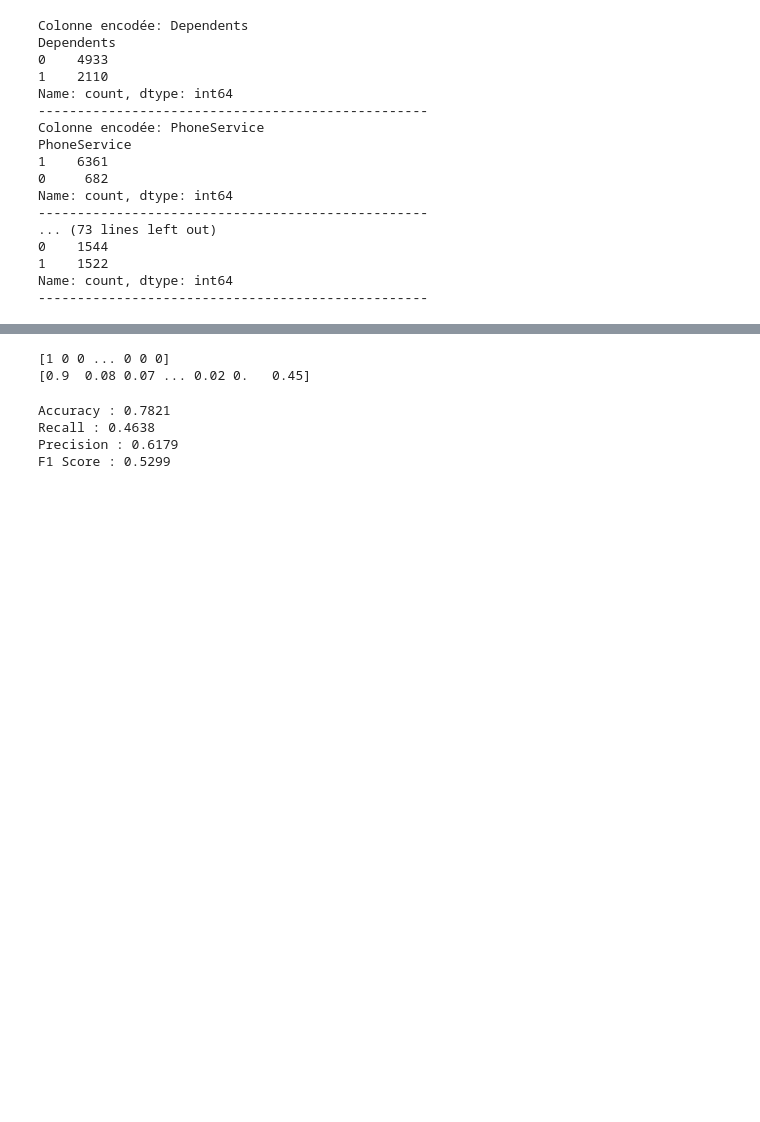
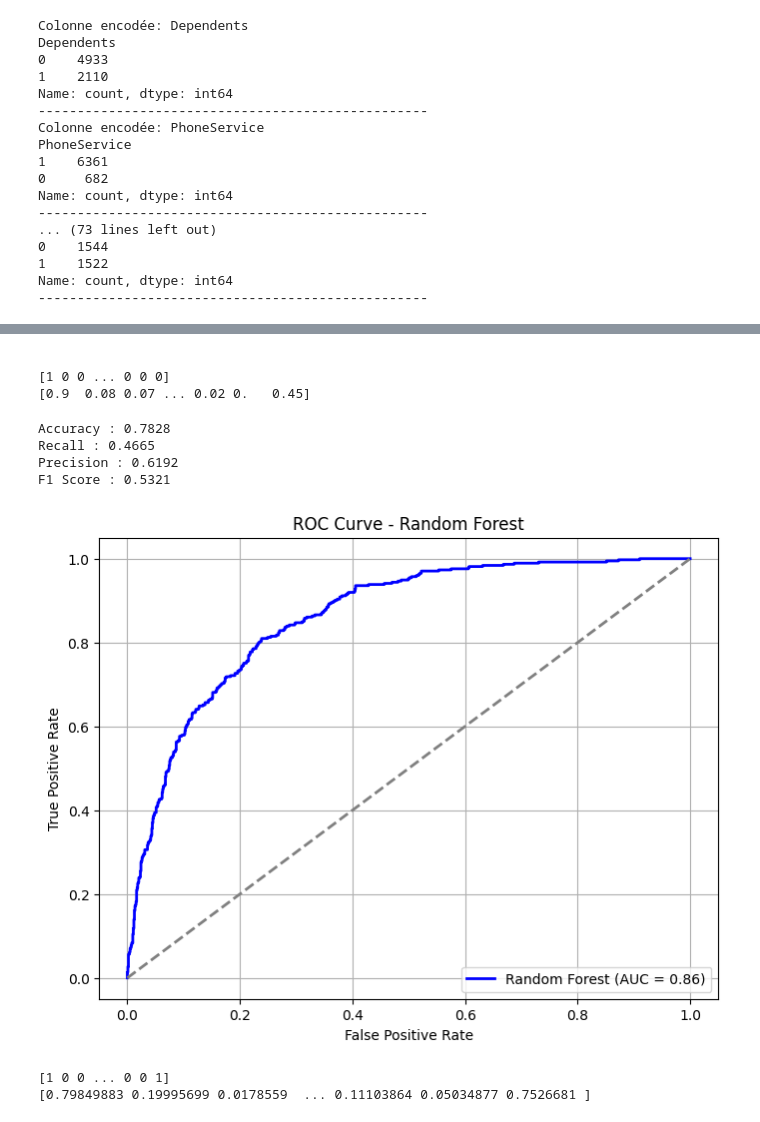
Before and after one commit to FatimaMachay7/Projet_Pr-diction-du-Churn-Client, a Jupyter notebook: scr/Data_Chur.ipynb, the cells around one changed output, grey strips where cells are left out. Drawn from its saved outputs; the diff is of its cells as text; code cells hidden in the pictures; blank space fills up the shorter version.

Commit message:
Finalisation de l'entraînement, évaluation et test du modèle

```diff
--- a/scr/Data_Chur.ipynb
+++ b/scr/Data_Chur.ipynb
@@ -339,14 +379,23 @@ print("Taille de Y prediction :", Y_test.shape)
+# %% [markdown]
+<!-- Normalisation  -->
+# %%
+from sklearn.preprocessing import MinMaxScaler
+# Refaire la normalisation
+scaler = MinMaxScaler()
+X_train_scaled = scaler.fit_transform(X_train)
+X_test_scaled = scaler.transform(X_test)
 # %%
 # Definir le model:
+import matplotlib.pyplot as plt
 from sklearn.ensemble import RandomForestClassifier
-from sklearn.metrics import  accuracy_score,recall_score,precision_score,f1_score
+from sklearn.metrics import *
 model = RandomForestClassifier(random_state=42)
 
-model.fit(X_train, Y_train)
+model.fit(X_train_scaled, Y_train)
 # Prédictions
-y_pred = model.predict(X_test)
+y_pred = model.predict(X_test_scaled)
 print(y_pred)
-y_proba = model.predict_proba(X_test)[:,1]
+y_proba = model.predict_proba(X_test_scaled)[:,1]
 print(y_proba)
 # %% [output]
 [1 0 0 ... 0 0 0]
@@ -362,19 +411,43 @@ print("Recall :", round(recall, 4))
 print("Precision :", round(precision, 4))
 print("F1 Score :", round(f1, 4))
 # %% [output]
-Accuracy : 0.7821
-Recall : 0.4638
-Precision : 0.6179
-F1 Score : 0.5299
+Accuracy : 0.7828
+Recall : 0.4665
+Precision : 0.6192
+F1 Score : 0.5321
+# %%
+# Calcul des points ROC
+
+from sklearn.metrics import *
+
+fpr, tpr, thresholds = roc_curve(Y_test, y_proba)
+roc_auc= auc(fpr, tpr)
+
+# Tracer la courbe ROC
+plt.figure(figsize=(8, 6))
+plt.plot(fpr, tpr, color='blue', lw=2, label=f'Random Forest (AUC = {roc_auc:.2f})')
+plt.plot([0, 1], [0, 1], color='gray', lw=2, linestyle='--')  # Courbe de référence (aléatoire)
+plt.xlabel('False Positive Rate')
+plt.ylabel('True Positive Rate')
+plt.title('ROC Curve - Random Forest')
+plt.legend(loc='lower right')
+plt.grid(True)
+plt.show()
+# %% [output]
+[figure, added]
 # %%
 from sklearn.linear_model import LogisticRegression
-model = model = LogisticRegression(class_weight='balanced', random_state=42, max_iter=2000)
+model = LogisticRegression(class_weight='balanced', random_state=42, max_iter=2000)
 
-model.fit(X_train, Y_train)
+model.fit(X_train_scaled, Y_train)
 # Prédictions
-y_predict= model.predict(X_test)
+y_predict= model.predict(X_test_scaled)
 print(y_predict)
-y_proba = model.predict_proba(X_test)[:,1]
+y_proba = model.predict_proba(X_test_scaled)[:,1]
 print(y_proba)
+y_predict = model.predict(X_test_scaled)
+# %% [output]
+[1 0 0 ... 0 0 1]
+[0.79849883 0.19995699 0.0178559  ... 0.11103864 0.05034877 0.7526681 ]
 # %%
 #  Scores de base_regression_logistics
```
Also changed, not shown: parts of 16 cells of this notebook, 7 other files.
